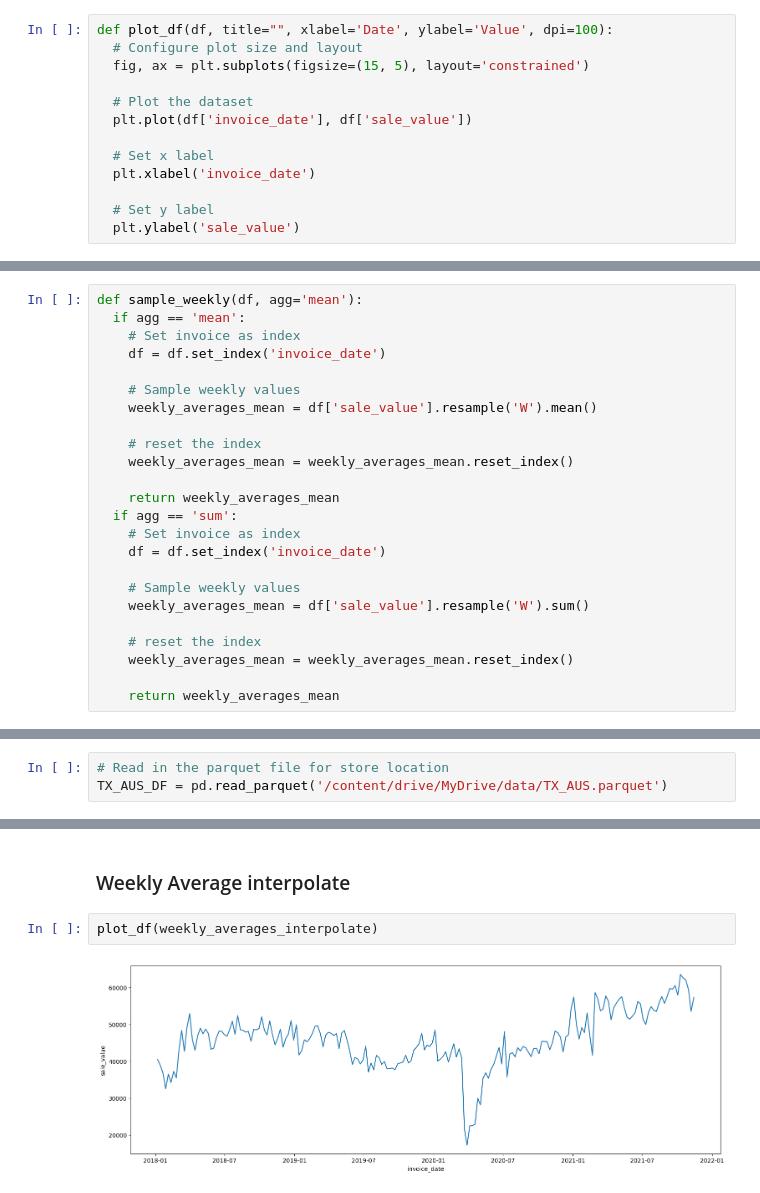
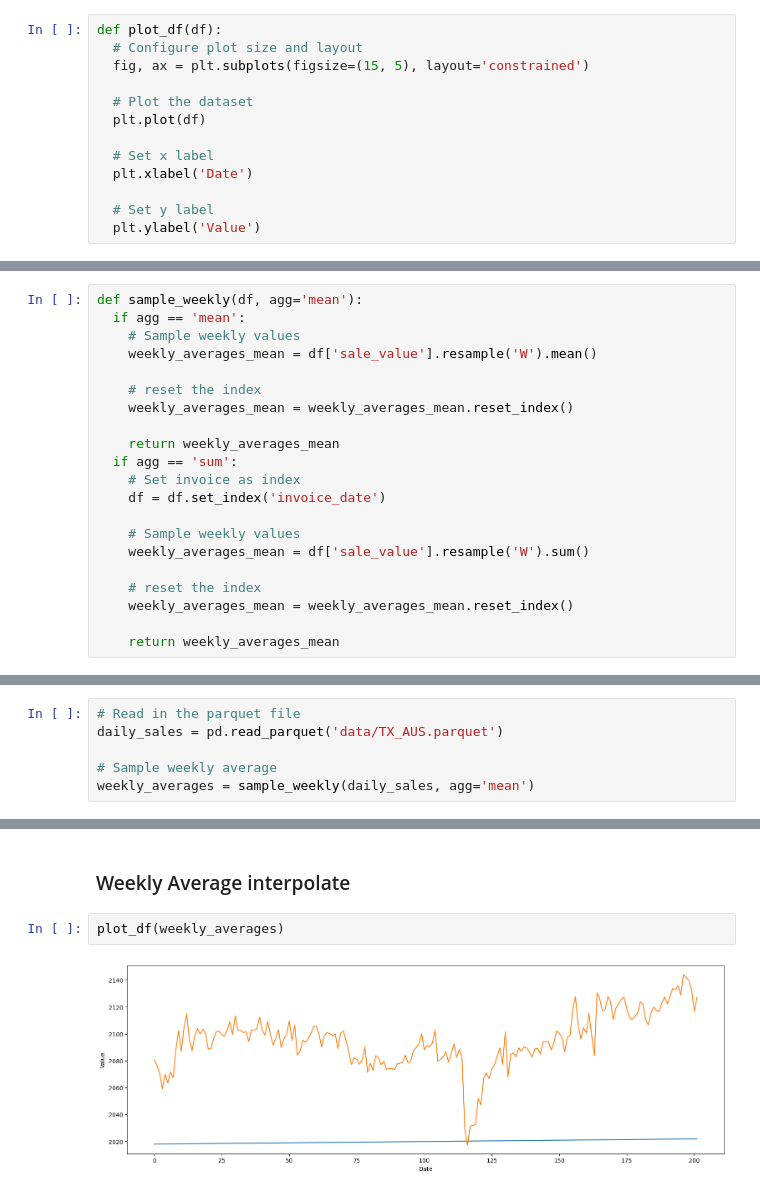
Before and after one commit to 4jamesccraven/DSCI-CAPSTONE, a Jupyter notebook: ARIMA_Modeling.ipynb, the cells around one changed output, grey strips where cells are left out. Cells and saved outputs as stored; diff of their text form.

```diff
--- a/ARIMA_Modeling.ipynb
+++ b/ARIMA_Modeling.ipynb
@@ -44,13 +19,13 @@ Drive already mounted at /content/drive; to attempt to forcibly remount, call dr
 # %%
-def plot_df(df, title="", xlabel='Date', ylabel='Value', dpi=100):
+def plot_df(df):
   # Configure plot size and layout
   fig, ax = plt.subplots(figsize=(15, 5), layout='constrained')
 
   # Plot the dataset
-  plt.plot(df['invoice_date'], df['sale_value'])
+  plt.plot(df)
 
   # Set x label
-  plt.xlabel('invoice_date')
+  plt.xlabel('Date')
 
   # Set y label
-  plt.ylabel('sale_value')
+  plt.ylabel('Value')
@@ -148,9 +66,6 @@ def train_arima_model(df, train_size=0.8):
 # %%
 def sample_weekly(df, agg='mean'):
   if agg == 'mean':
-    # Set invoice as index
-    df = df.set_index('invoice_date')
-
     # Sample weekly values
     weekly_averages_mean = df['sale_value'].resample('W').mean()
 
@@ -174,5 +87,8 @@ def sample_weekly(df, agg='mean'):
 # %% [markdown]
 ### DataFrames
 # %%
-# Read in the parquet file for store location
-TX_AUS_DF = pd.read_parquet('/content/drive/MyDrive/data/TX_AUS.parquet')
+# Read in the parquet file
+daily_sales = pd.read_parquet('data/TX_AUS.parquet')
+
+# Sample weekly average
+weekly_averages = sample_weekly(daily_sales, agg='mean')
@@ -312,7 +122,7 @@ Total fit time: 0.218 seconds
 # %% [markdown]
 ### Weekly Average interpolate
 # %%
-plot_df(weekly_averages_interpolate)
+plot_df(weekly_averages)
 # %% [output]
-[figure, old version]
+[figure, new version]
 # %%
```
Also changed, not shown: parts of 27 cells of this notebook.
